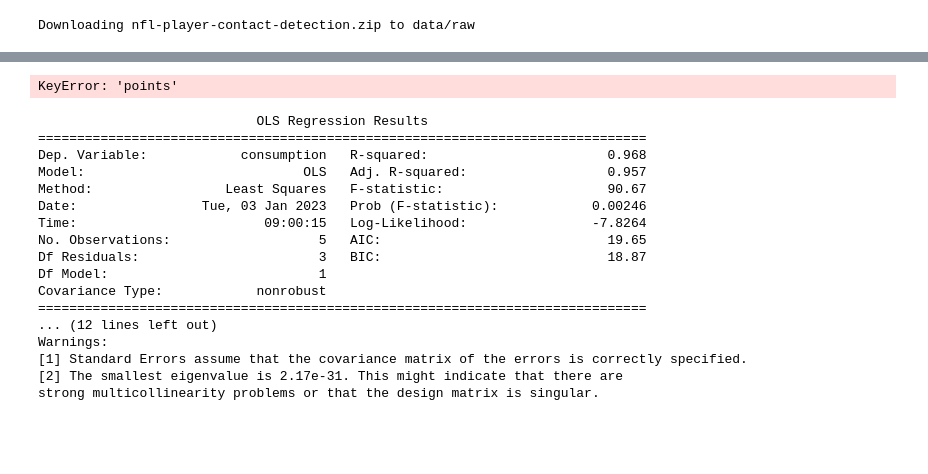
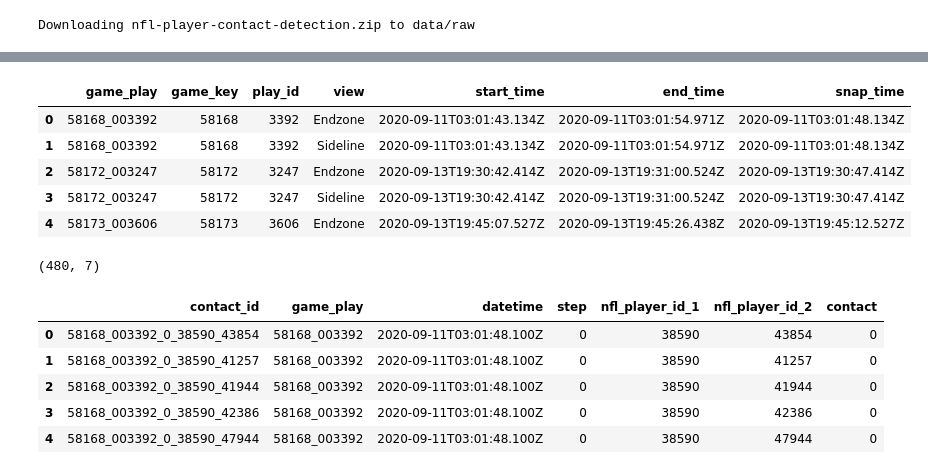
Before and after one commit to Ahmad-Khaled/NFL-PlayerContactDetection, a Jupyter notebook: notebooks/dataAnalysis.ipynb, the cells around one changed output, grey strips where cells are left out. Saved outputs shown, nothing was run; the diff lists cells and outputs as text; code cells hidden in the pictures; blank space fills up the shorter version.

```diff
--- a/notebooks/dataAnalysis.ipynb
+++ b/notebooks/dataAnalysis.ipynb
@@ -128,58 +100,0 @@ plays.head()
-# %%
-# Plot a histogram of the points scored in each game
-plt.hist(games['points'])
-plt.show()
-# %% [output]
-KeyError: 'points'
-# %%
-import pandas as pd
-import numpy as np
-import statsmodels.api as sm
-from sklearn.decomposition import PCA
-
-# Define the data as a NumPy array
-data = np.array([
-    [40, 5, 70, 0, 150],
-    [50, 6, 75, 2, 152],
-    [60, 7, 80, 4, 160],
-    [70, 8, 85, 6, 163],
-    [80, 9, 90, 8, 167]
-])
-
-# Convert the array to a Pandas dataframe
-df = pd.DataFrame(data, columns=['speed', 'acceleration', 'temperature', 'road_grade', 'consumption'])
-
-# Define the dependent and independent variables
-X = df[['speed', 'acceleration', 'temperature', 'road_grade']]
-y = df['consumption']
-
-# Use PCA to reduce the dimensionality of the independent variables
-pca = PCA(n_components=2)
-X_pca = pca.fit_transform(X)
-
-# Add a constant term to the independent variables to allow for an intercept in the model
-X_pca = sm.add_constant(X_pca)
-
-# Fit the model using OLS (ordinary least squares) regression
-model = sm.OLS(y, X_pca).fit()
-
-# Print a summary of the results
-print(model.summary())
-# %% [output]
-                            OLS Regression Results
-==============================================================================
-Dep. Variable:            consumption   R-squared:                       0.968
-Model:                            OLS   Adj. R-squared:                  0.957
-Method:                 Least Squares   F-statistic:                     90.67
-Date:                Tue, 03 Jan 2023   Prob (F-statistic):            0.00246
-Time:                        09:00:15   Log-Likelihood:                -7.8264
-No. Observations:                   5   AIC:                             19.65
-Df Residuals:                       3   BIC:                             18.87
-Df Model:                           1
-Covariance Type:            nonrobust
-==============================================================================
-... (12 lines left out)
-Warnings:
-[1] Standard Errors assume that the covariance matrix of the errors is correctly specified.
-[2] The smallest eigenvalue is 2.17e-31. This might indicate that there are
-strong multicollinearity problems or that the design matrix is singular.
@@ -185,0 +104,13 @@ strong multicollinearity problems or that the design matrix is singular.
+# %%
+train_video_metadata_df.head()
+# %% [output]
+|  | game_play | game_key | play_id | view | start_time | end_time | snap_time |
+| 0 | 58168_003392 | 58168 | 3392 | Endzone | 2020-09-11T03:01:43.134Z | 2020-09-11T03:01:54.971Z | 2020-09-11T03:01:48.134Z |
+| 1 | 58168_003392 | 58168 | 3392 | Sideline | 2020-09-11T03:01:43.134Z | 2020-09-11T03:01:54.971Z | 2020-09-11T03:01:48.134Z |
+| 2 | 58172_003247 | 58172 | 3247 | Endzone | 2020-09-13T19:30:42.414Z | 2020-09-13T19:31:00.524Z | 2020-09-13T19:30:47.414Z |
+| 3 | 58172_003247 | 58172 | 3247 | Sideline | 2020-09-13T19:30:42.414Z | 2020-09-13T19:31:00.524Z | 2020-09-13T19:30:47.414Z |
+| 4 | 58173_003606 | 58173 | 3606 | Endzone | 2020-09-13T19:45:07.527Z | 2020-09-13T19:45:26.438Z | 2020-09-13T19:45:12.527Z |
+# %%
+train_video_metadata_df.shape
+# %% [output]
+(480, 7)
@@ -185,0 +119,9 @@ strong multicollinearity problems or that the design matrix is singular.
+# %%
+train_label_df.head()
+# %% [output]
+|  | contact_id | game_play | datetime | step | nfl_player_id_1 | nfl_player_id_2 | contact |
+| 0 | 58168_003392_0_38590_43854 | 58168_003392 | 2020-09-11T03:01:48.100Z | 0 | 38590 | 43854 | 0 |
+| 1 | 58168_003392_0_38590_41257 | 58168_003392 | 2020-09-11T03:01:48.100Z | 0 | 38590 | 41257 | 0 |
+| 2 | 58168_003392_0_38590_41944 | 58168_003392 | 2020-09-11T03:01:48.100Z | 0 | 38590 | 41944 | 0 |
+| 3 | 58168_003392_0_38590_42386 | 58168_003392 | 2020-09-11T03:01:48.100Z | 0 | 38590 | 42386 | 0 |
+| 4 | 58168_003392_0_38590_47944 | 58168_003392 | 2020-09-11T03:01:48.100Z | 0 | 38590 | 47944 | 0 |
```
Also changed, not shown: parts of 15 cells of this notebook.
